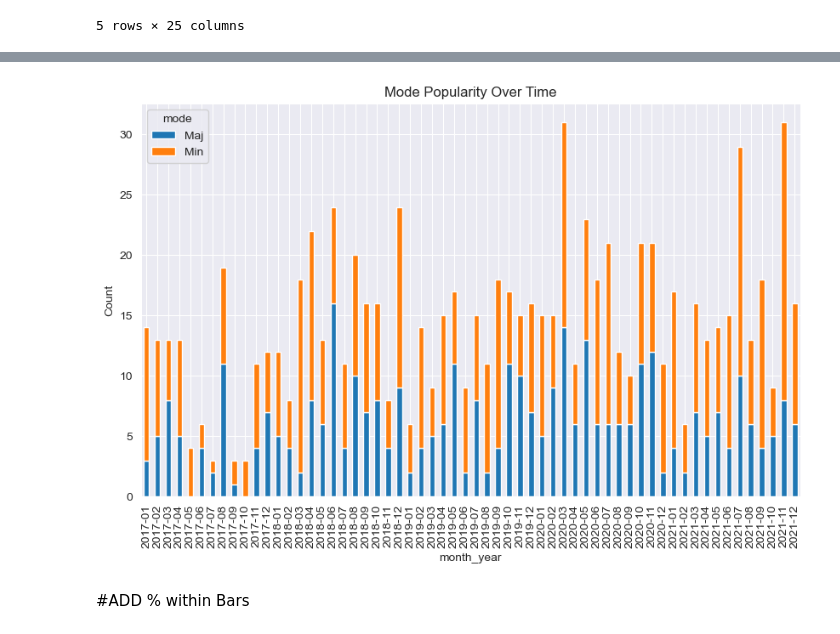
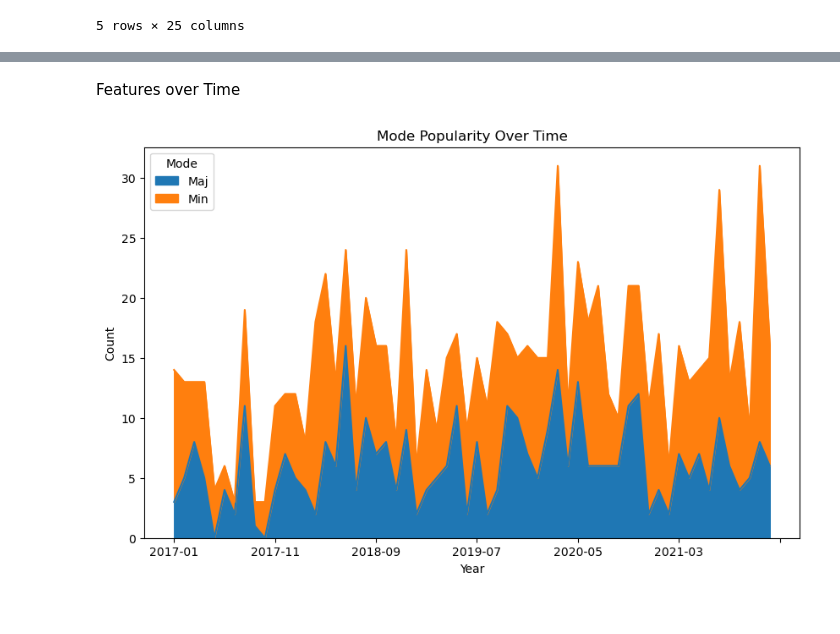
Before and after one commit to joseph-karadakis/GitGud, a Jupyter notebook: Spotify_Top10_Analysis.ipynb, the cells around one changed output, grey strips where cells are left out. Cells and saved outputs as stored; diff of their text form; code cells hidden in the pictures.

Commit message:
notebook cleanup

```diff
--- a/Spotify_Top10_Analysis.ipynb
+++ b/Spotify_Top10_Analysis.ipynb
@@ -63,11 +22,0 @@ plt.show()
-# %%
-import seaborn as sns
-
-sns.set_style('darkgrid')
-
-sns.scatterplot(data=top10_clean, x='energy', y='danceability', hue='valence_category', style='energy_category', size='danceability')
-
-plt.title('Top 5 Songs: Energy vs Danceability')
-plt.xlabel('Energy')
-plt.ylabel('Danceability')
-plt.show()
@@ -76,17 +145,25 @@ plt.show()
+# %% [markdown]
+Features over Time
 # %%
-# Group the data by year and mode, and calculate the count for each group
-df_monthly5 = top10_clean.groupby(['month_year', 'mode']).size().reset_index(name='count')
+ #Group the data by year and mode, and calculate the count for each group
+df_mode_counts = top10_clean.groupby(['month_year', 'mode']).size().reset_index(name='count')
 
 # Pivot the data to create a separate column for each mode
-df_pivot = df_monthly5.pivot(index='month_year', columns='mode', values='count')
+df_pivot = df_mode_counts.pivot(index='month_year', columns='mode', values='count')
 
-# Plot the mode popularity over time using a bar chart
-ax = df_pivot.plot(kind='bar', stacked=True, figsize=(10, 6))
-ax.set_xlabel('month_year')
-ax.set_ylabel('Count')
-ax.set_title('Mode Popularity Over Time')
-plt.show()
+# Create a stacked area chart
+df_pivot.plot(kind='area', stacked=True, figsize=(10, 6))
+
+# Set chart title and labels
+plt.title('Mode Popularity Over Time')
+plt.xlabel('Year')
+plt.ylabel('Count')
+
+# Add a legend
+plt.legend(title='Mode')
+
+# Display the chart
+plt.savefig('Output/Mode Popularity over Time.png', bbox_inches='tight')
+plt.show()#
 # %% [output]
-[figure, old version]
+[figure, new version]
-# %% [markdown]
-#ADD % within Bars
```
Also changed, not shown: parts of 26 cells of this notebook.
